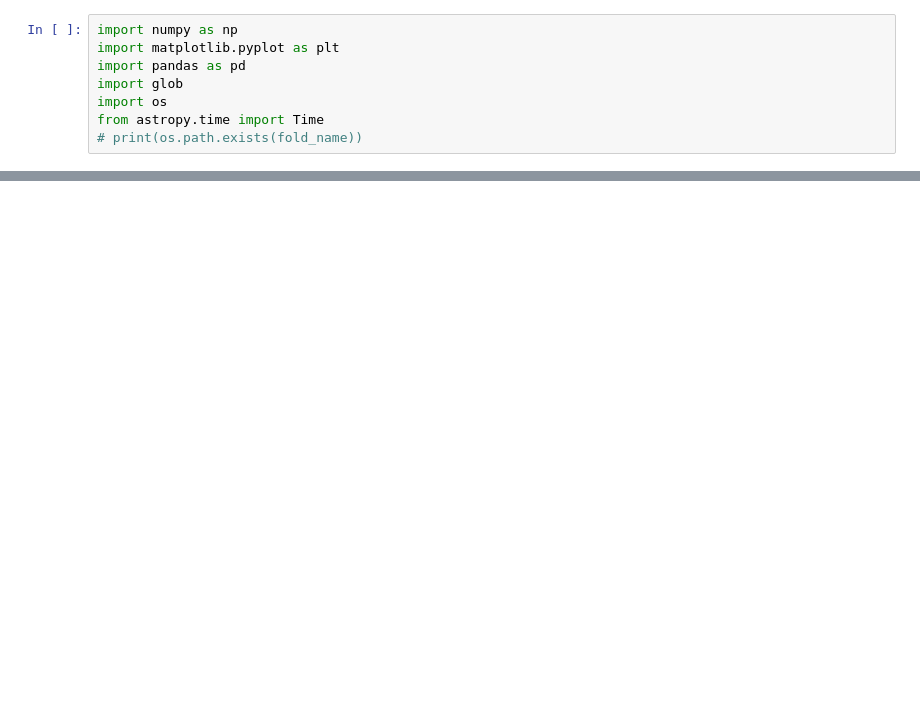
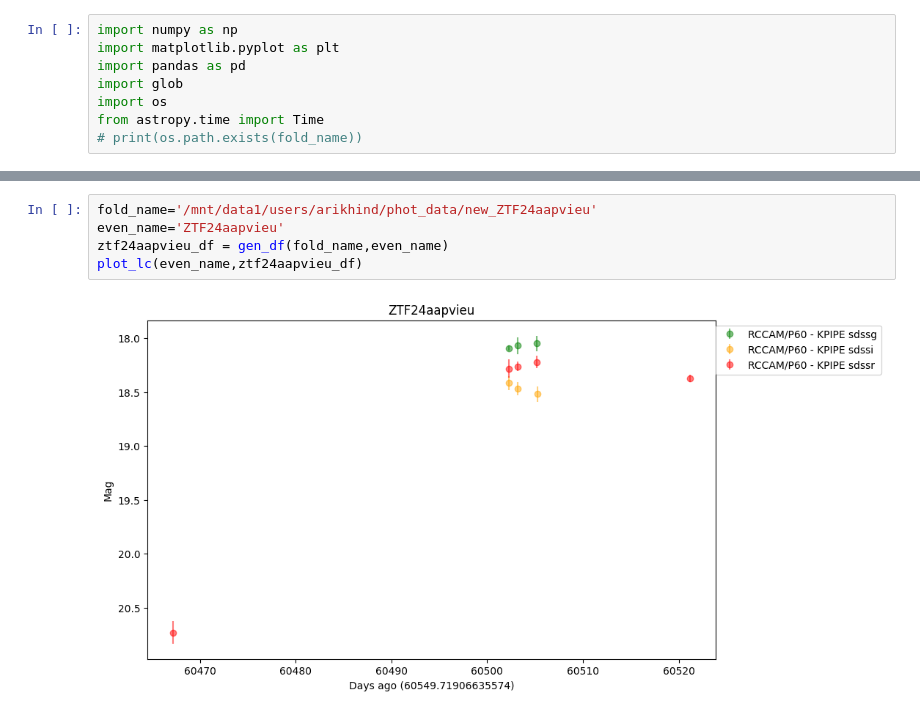
Before and after one commit to kryanhinds/subphot_pipe, a Jupyter notebook: compare_to_sedm.ipynb, the cells around one changed output, grey strips where cells are left out. Cells and saved outputs as stored; diff of their text form; blank space fills up the shorter version.

```diff
--- a/compare_to_sedm.ipynb
+++ b/compare_to_sedm.ipynb
@@ -77,0 +99,7 @@ df['mjd'].loc[(df['mjd']<=60221.16)&(df['mjd']>=60221.1)]
+# %%
+fold_name='/mnt/data1/users/arikhind/phot_data/new_ZTF24aapvieu'
+even_name='ZTF24aapvieu'
+ztf24aapvieu_df = gen_df(fold_name,even_name)
+plot_lc(even_name,ztf24aapvieu_df)
+# %% [output]
+[figure, added]
```
Also changed, not shown: parts of 8 cells of this notebook, 9 other files.
